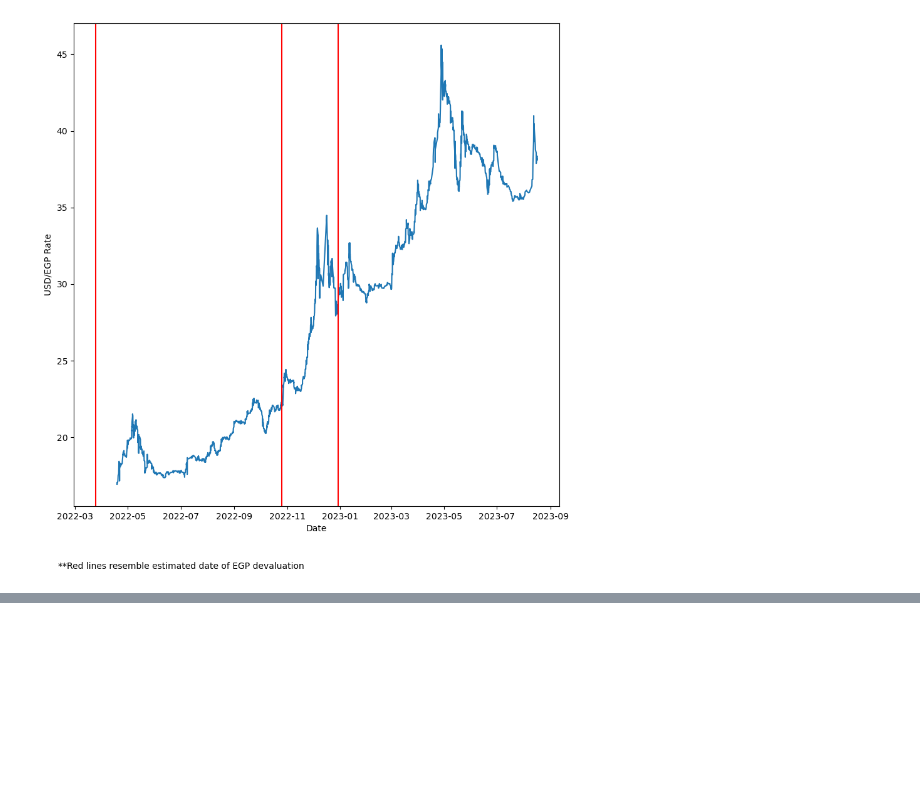
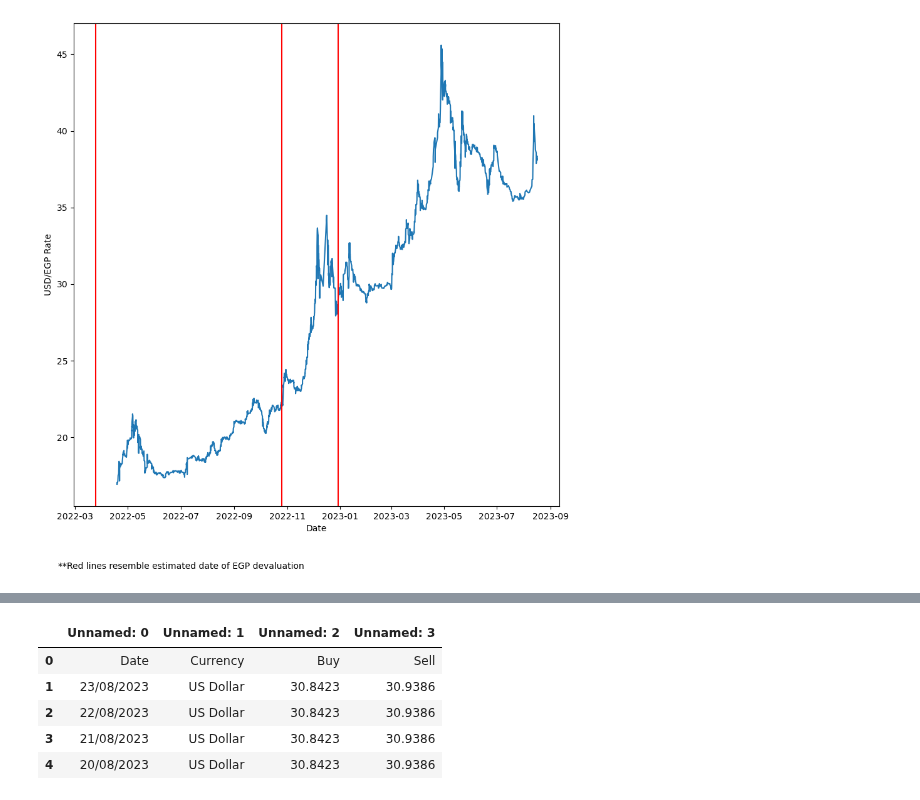
Before and after one commit to hkafrawi/Gold-USD-EGP-Analysis, a Jupyter notebook: understanding-usd-price-through-gold.ipynb, the cells around one changed output, grey strips where cells are left out. Drawn from its saved outputs; the diff is of its cells as text; code cells hidden in the pictures; blank space fills up the shorter version.

```diff
--- a/understanding-usd-price-through-gold.ipynb
+++ b/understanding-usd-price-through-gold.ipynb
@@ -10,6 +10,7 @@ import matplotlib.pyplot as plt
 import seaborn as sns
 # %%
 df = pd.read_csv('/kaggle/input/gold-price-egp-telegram-channel-scrapped/export.csv')
+cbe_df = pd.read_excel('/kaggle/input/cbe-egp-exchange-rates-2016-august-23-2023/Exchange Rates Historical.xlsx')
 # %% [markdown]
 # Explore the Data
 # %%
@@ -392,0 +457,9 @@ Text(0.1, 0.01, '**Red lines resemble estimated date of EGP devaluation')
+# %%
+cbe_df.head()
+# %% [output]
+|  | Unnamed: 0 | Unnamed: 1 | Unnamed: 2 | Unnamed: 3 |
+| 0 | Date | Currency | Buy | Sell |
+| 1 | 23/08/2023 | US Dollar | 30.8423 | 30.9386 |
+| 2 | 22/08/2023 | US Dollar | 30.8423 | 30.9386 |
+| 3 | 21/08/2023 | US Dollar | 30.8423 | 30.9386 |
+| 4 | 20/08/2023 | US Dollar | 30.8423 | 30.9386 |
```
Also changed, not shown: parts of 19 cells of this notebook.
